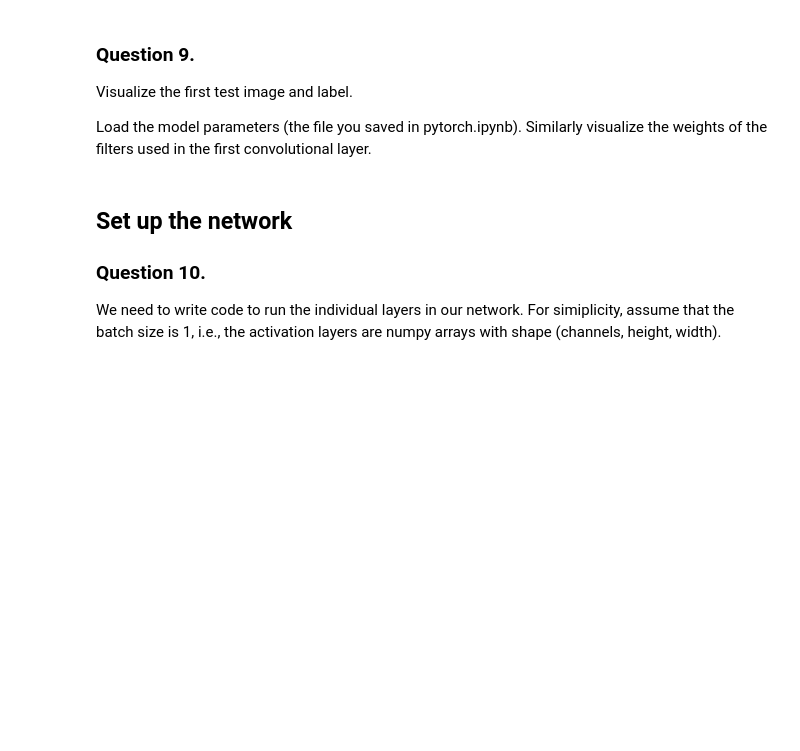
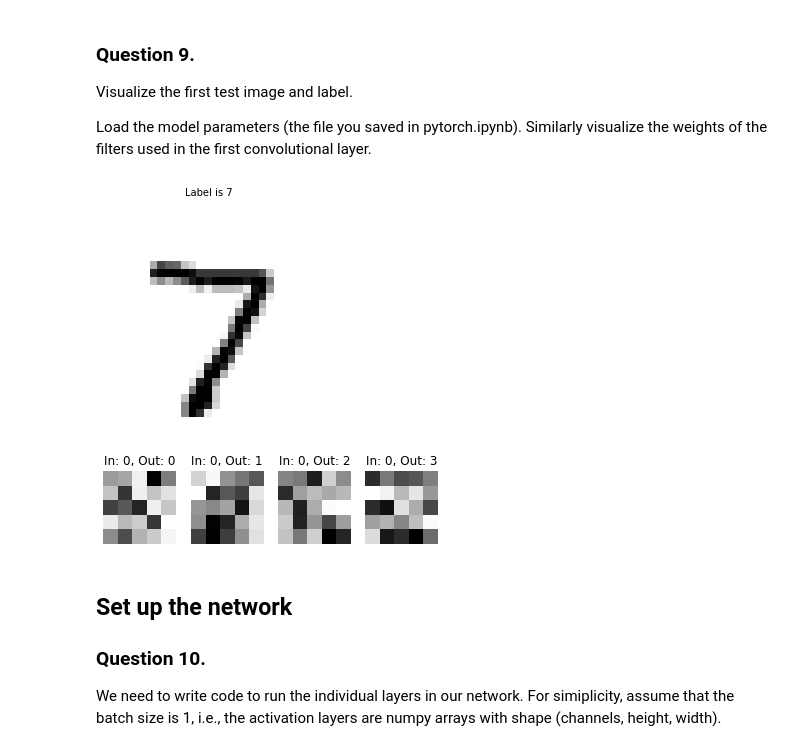
Before and after one commit to sameerkhurana10/tmp, a Jupyter notebook: workspace/lab1/2_first_principles.ipynb, the cells around one changed output. Saved outputs shown, nothing was run; the diff lists cells and outputs as text; code cells hidden in the pictures; blank space fills up the shorter version.

```diff
--- a/workspace/lab1/2_first_principles.ipynb
+++ b/workspace/lab1/2_first_principles.ipynb
@@ -47,26 +50,27 @@ Load the model parameters (the file you saved in pytorch.ipynb). Similarly visua
 # %%
 # Make sure you have saved model_parameters.npy
 model_parameters = np.load('my_model_parameters.npy', allow_pickle=True)
 model_parameters = model_parameters[()]
 
 plt.figure(1)
-
 # Your code to display one input image here (with its label)
-
+plt.imshow(-1*images_array[0], cmap='gray')
+plt.text(10, -2, "Label is " + str(labels_array[0]))
 plt.axis('off')
-
-l1_filter = np.zeros((1,1,1,1)) # update
-
+l1_filter = model_parameters['l0_w'] # update
 num_input_channels = l1_filter.shape[1]
 num_out_channels = l1_filter.shape[0] # filters
 plt.figure(2)
 for x in range(num_out_channels): # filters
     for y in range(num_input_channels): # channels
         plt.subplot(num_input_channels, num_out_channels, y*num_out_channels + x + 1)
         # Your code for the filter here
-
+        plt.imshow(-1*l1_filter[x, y], cmap="gray")
         plt.title("In: %d, Out: %d" % (y, x))
         plt.axis('off')
+# %% [output]
+[figure, added]
+[figure, added]
 # %% [markdown]
 ## Set up the network
 
```
Also changed, not shown: parts of 8 cells of this notebook, 2 other files.
